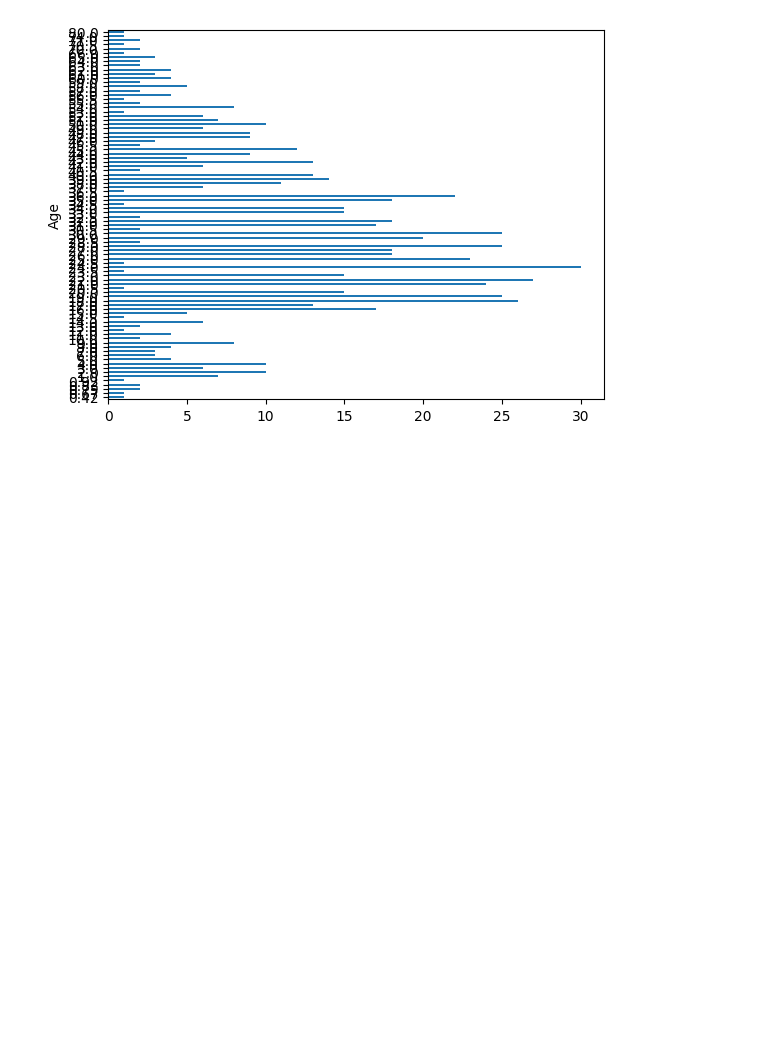
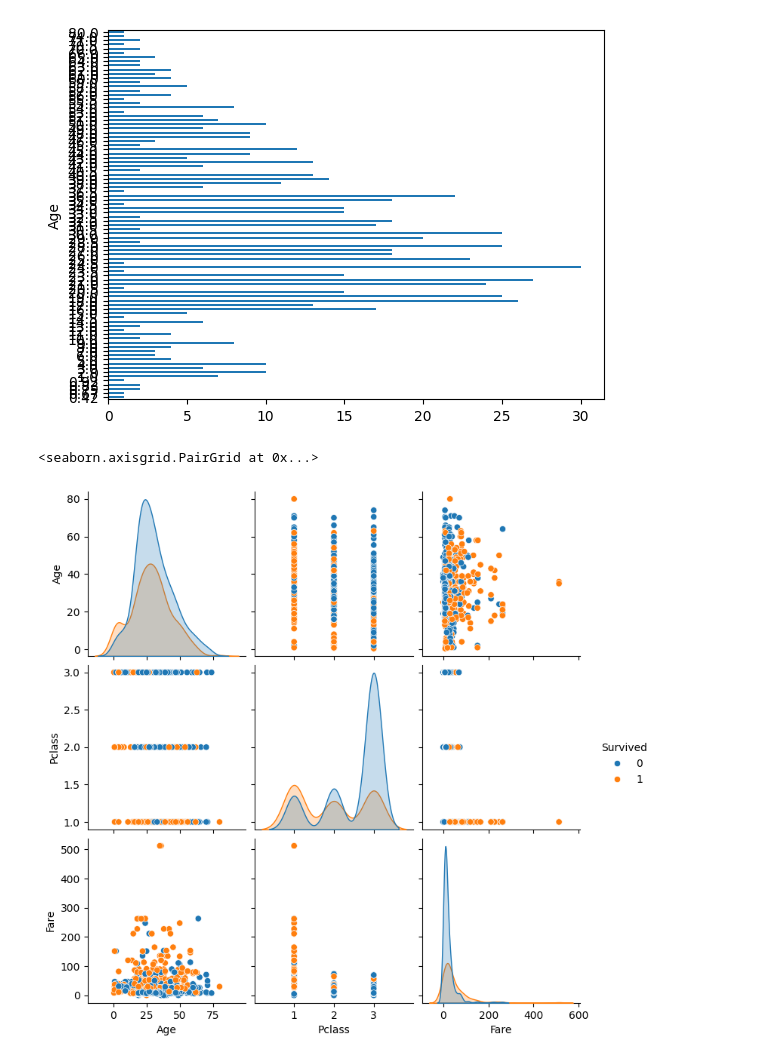
Before and after one commit to SimonLantschner/data-science-ue-ct, a Jupyter notebook: notebooks/02_untitled.ipynb, the cells around one changed output. Saved outputs shown, nothing was run; the diff lists cells and outputs as text; code cells hidden in the pictures; blank space fills up the shorter version.

```diff
--- a/notebooks/02_untitled.ipynb
+++ b/notebooks/02_untitled.ipynb
@@ -106,3 +125,8 @@ df["Age"].value_counts().sort_index().plot(kind="barh")
 # %% [output]
 <Axes: ylabel='Age'>
 [figure]
+# %%
+pairplot(df[["Age", "Pclass", "Fare", "Survived"]], hue="Survived") #Spalten herausnehmen
+# %% [output]
+<seaborn.axisgrid.PairGrid at 0x...>
+[figure, added]
```
Also changed, not shown: parts of 15 cells of this notebook, 2 other files.
